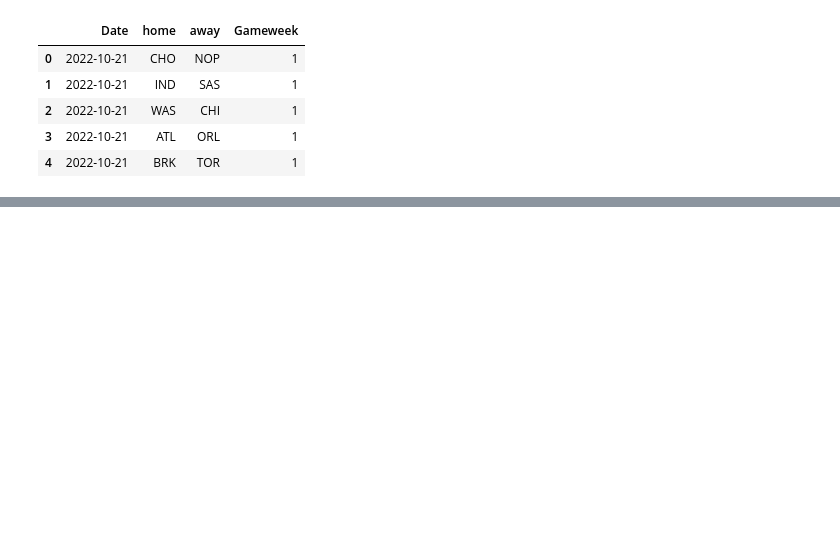
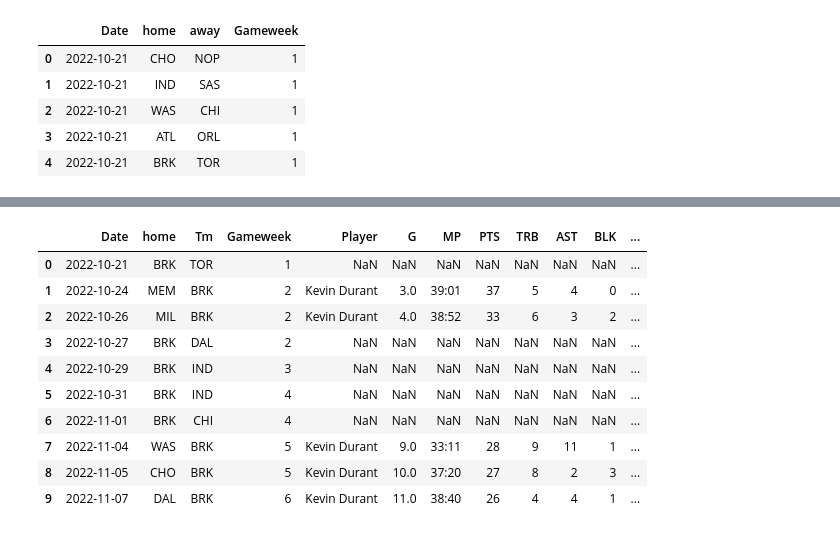
Before and after one commit to martinbog19/SORARE_lineup_builder, a Jupyter notebook: lineup_builder.ipynb, the cells around one changed output, grey strips where cells are left out. Drawn from its saved outputs; the diff is of its cells as text; code cells hidden in the pictures; blank space fills up the shorter version.

```diff
--- a/lineup_builder.ipynb
+++ b/lineup_builder.ipynb
@@ -426,0 +618,14 @@ INJURY REPORT : CJ McCollum (DAY-TO-DAY); Davis Bertans (OUT); Gabe Vincent (DAY
+# %%
+away_games.head(10)
+# %% [output]
+|  | Date | home | Tm | Gameweek | Player | G | MP | PTS | TRB | AST | BLK | ... |
+| 0 | 2022-10-21 | BRK | TOR | 1 | NaN | NaN | NaN | NaN | NaN | NaN | NaN | ... |
+| 1 | 2022-10-24 | MEM | BRK | 2 | Kevin Durant | 3.0 | 39:01 | 37 | 5 | 4 | 0 | ... |
+| 2 | 2022-10-26 | MIL | BRK | 2 | Kevin Durant | 4.0 | 38:52 | 33 | 6 | 3 | 2 | ... |
+| 3 | 2022-10-27 | BRK | DAL | 2 | NaN | NaN | NaN | NaN | NaN | NaN | NaN | ... |
+| 4 | 2022-10-29 | BRK | IND | 3 | NaN | NaN | NaN | NaN | NaN | NaN | NaN | ... |
+| 5 | 2022-10-31 | BRK | IND | 4 | NaN | NaN | NaN | NaN | NaN | NaN | NaN | ... |
+| 6 | 2022-11-01 | BRK | CHI | 4 | NaN | NaN | NaN | NaN | NaN | NaN | NaN | ... |
+| 7 | 2022-11-04 | WAS | BRK | 5 | Kevin Durant | 9.0 | 33:11 | 28 | 9 | 11 | 1 | ... |
+| 8 | 2022-11-05 | CHO | BRK | 5 | Kevin Durant | 10.0 | 37:20 | 27 | 8 | 2 | 3 | ... |
+| 9 | 2022-11-07 | DAL | BRK | 6 | Kevin Durant | 11.0 | 38:40 | 26 | 4 | 4 | 1 | ... |
```
Also changed, not shown: parts of 14 cells of this notebook, 1 other file.
